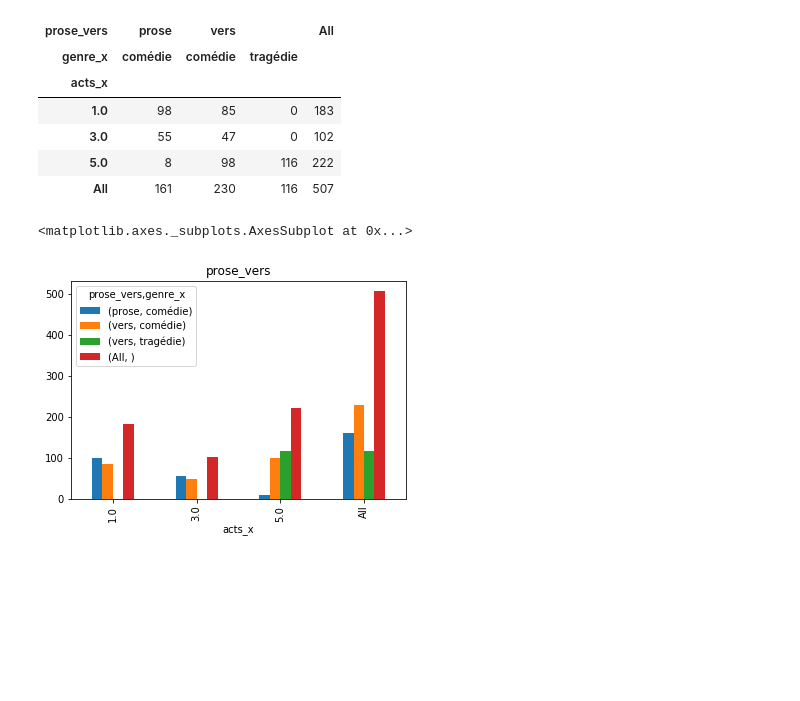
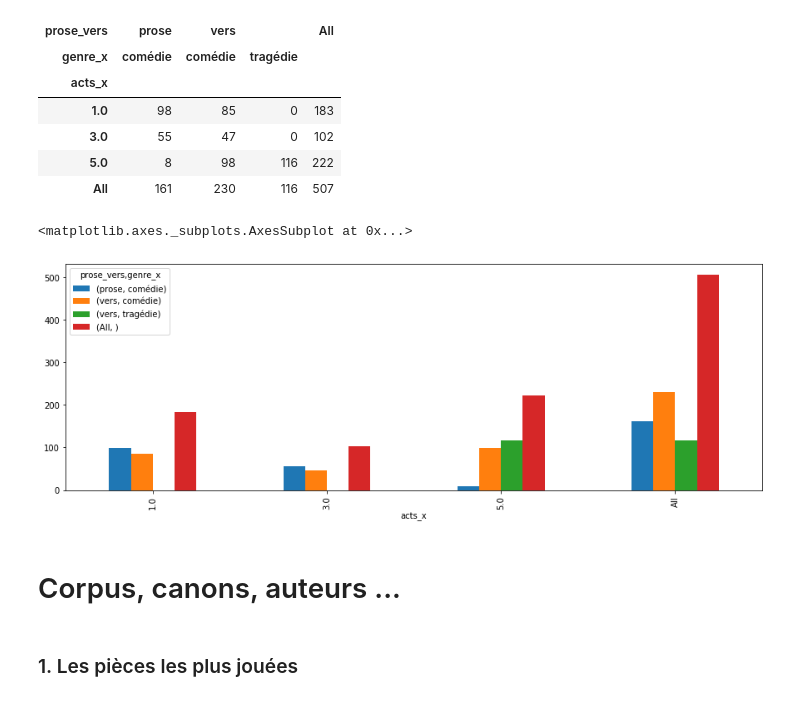
Before and after one commit to MathisGitHub/La-Com-die-Fran-aise-en-1733-1734-, a Jupyter notebook: Projet Comédie.ipynb, the cells around one changed output. Cells and saved outputs as stored; diff of their text form; code cells hidden in the pictures; blank space fills up the shorter version.

```diff
--- a/Projet Comédie.ipynb
+++ b/Projet Comédie.ipynb
@@ -86,0 +40,4 @@ CF_saison.head(5)
+# %%
+## Petit ménage dans des données aberrantes (quelques pièces (Oeudipe) jouées 3 fois le même jour)
+
+CF_saison.drop_duplicates(subset=['title','performance_date'], inplace=True)
@@ -244,7 +338,11 @@ long_nat_genre
 | 5.0 | 8 | 98 | 116 | 222 |
 | All | 161 | 230 | 116 | 507 |
 # %%
-long_nat_genre.plot(kind='bar', title='prose_vers')
+long_nat_genre.plot(kind='bar', figsize=(15, 5))
 # %% [output]
 <matplotlib.axes._subplots.AxesSubplot at 0x...>
-[figure, old version]
+[figure, new version]
+# %% [markdown]
+# Corpus, canons, auteurs ...
+# %% [markdown]
+### 1. Les pièces les plus jouées
```
Also changed, not shown: parts of 44 cells of this notebook.
